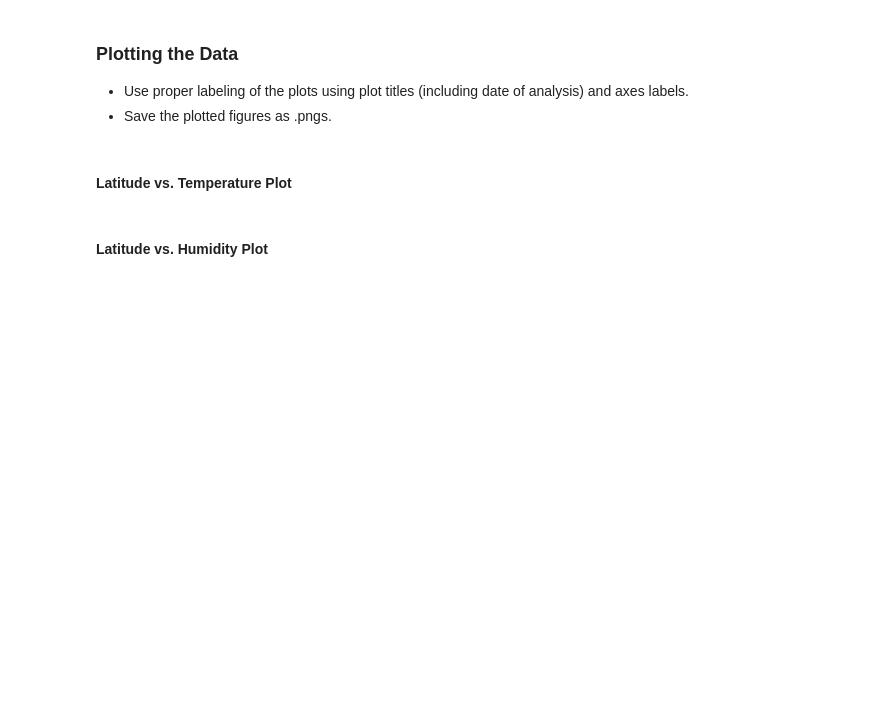
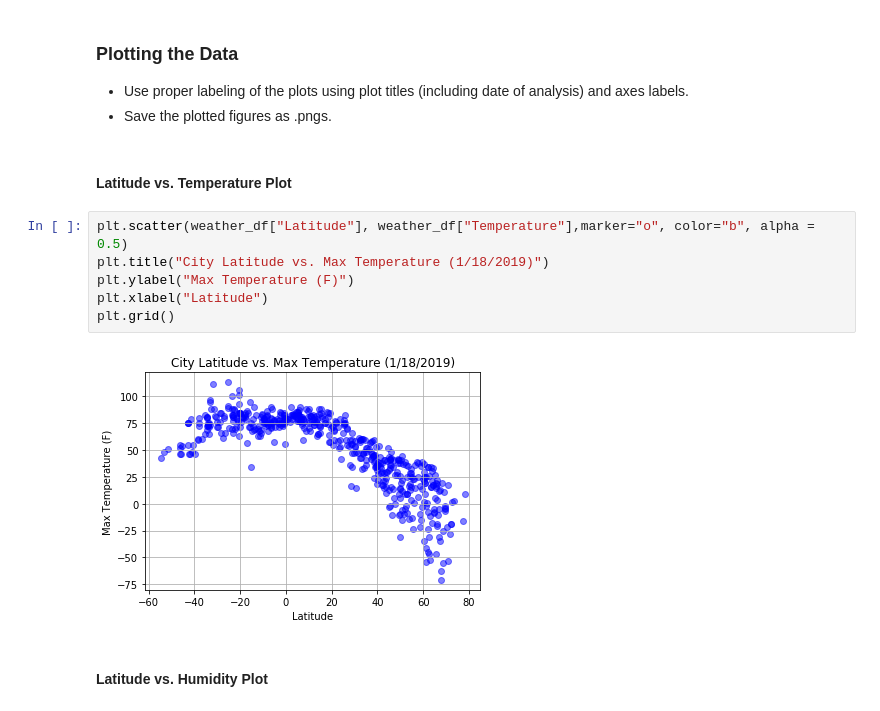
Before and after one commit to aaronzhou926/WeatherPy, a Jupyter notebook: WeatherPy.ipynb, the cells around one changed output. Drawn from its saved outputs; the diff is of its cells as text; blank space fills up the shorter version.

Commit message:
plotting

```diff
--- a/WeatherPy.ipynb
+++ b/WeatherPy.ipynb
@@ -176,5 +187,13 @@ weather_df
 * Save the plotted figures as .pngs.
 # %% [markdown]
 #### Latitude vs. Temperature Plot
+# %%
+plt.scatter(weather_df["Latitude"], weather_df["Temperature"],marker="o", color="b", alpha = 0.5)
+plt.title("City Latitude vs. Max Temperature (1/18/2019)")
+plt.ylabel("Max Temperature (F)")
+plt.xlabel("Latitude")
+plt.grid()
+# %% [output]
+[figure, added]
 # %% [markdown]
 #### Latitude vs. Humidity Plot
```
Also changed, not shown: parts of 4 cells of this notebook.
